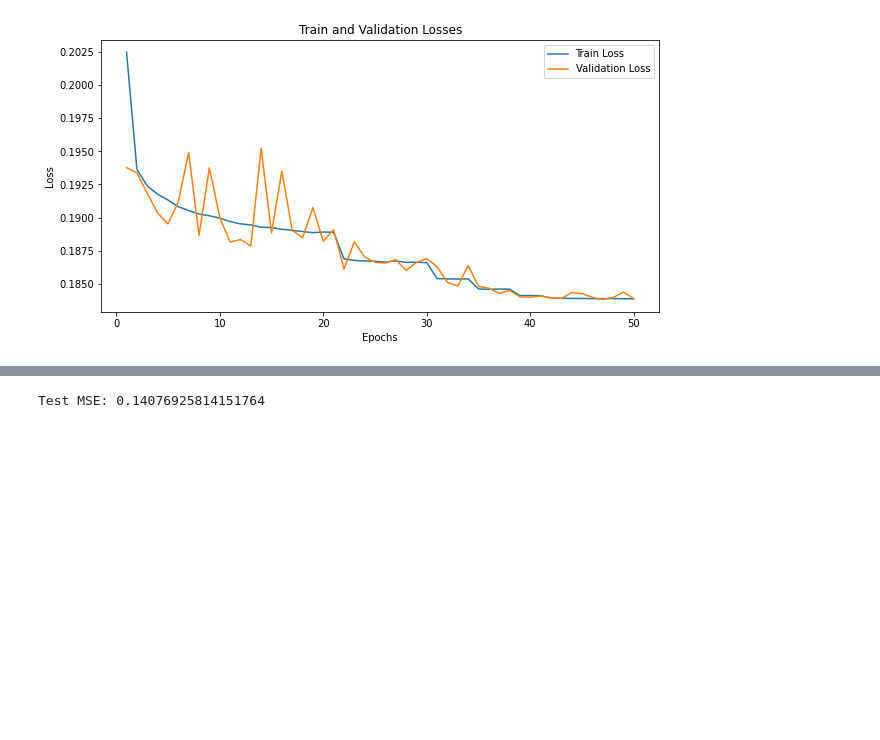
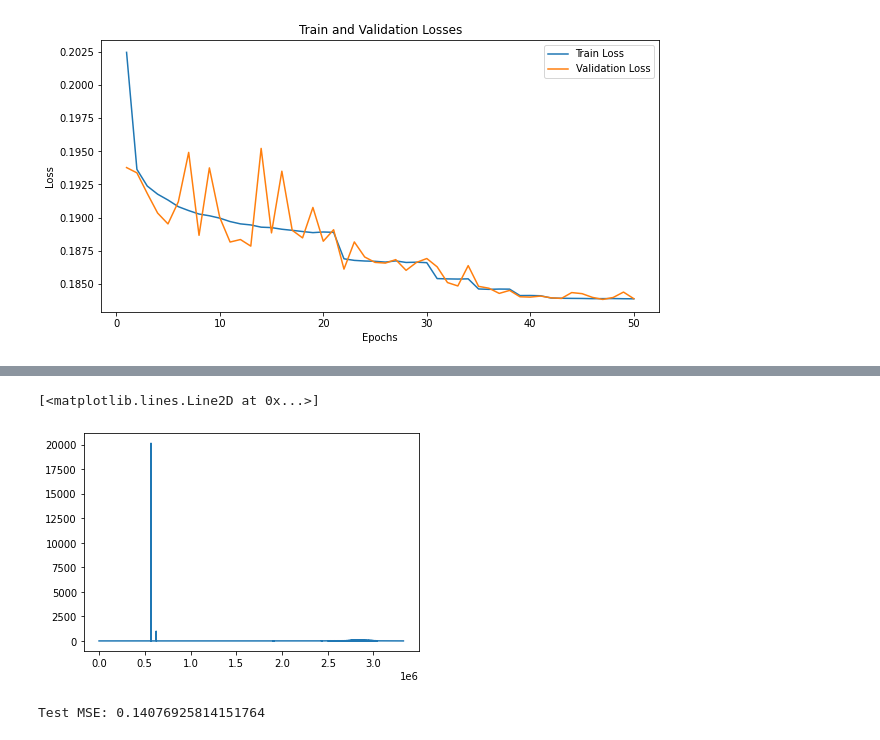
Before and after one commit to DanGodi/ExpPro, a Jupyter notebook: Notebooks/full_jec_training.ipynb, the cells around one changed output, grey strips where cells are left out. Cells and saved outputs as stored; diff of their text form; code cells hidden in the pictures; blank space fills up the shorter version.

```diff
--- a/Notebooks/jecs_different_data.ipynb
+++ b/Notebooks/full_jec_training.ipynb
@@ -144,3 +153,8 @@ Test MSE: 0.14589831233024597
+# %%
+plt.plot(c)
+# %% [output]
+[<matplotlib.lines.Line2D at 0x...>]
+[figure, added]
 # %%
 fp = ['/Users/dan/Downloads/download/GluGluToHToZZTo4L_M-125_7TeV-minloHJJ-pythia6-tauola_merged.root','/Users/dan/Downloads/download/QCD_Pt-600to800_TuneZ2_7TeV_pythia6_merged.root']
 # Initialize empty NumPy arrays
```
Also changed, not shown: parts of 17 cells of this notebook, 9 other files.
